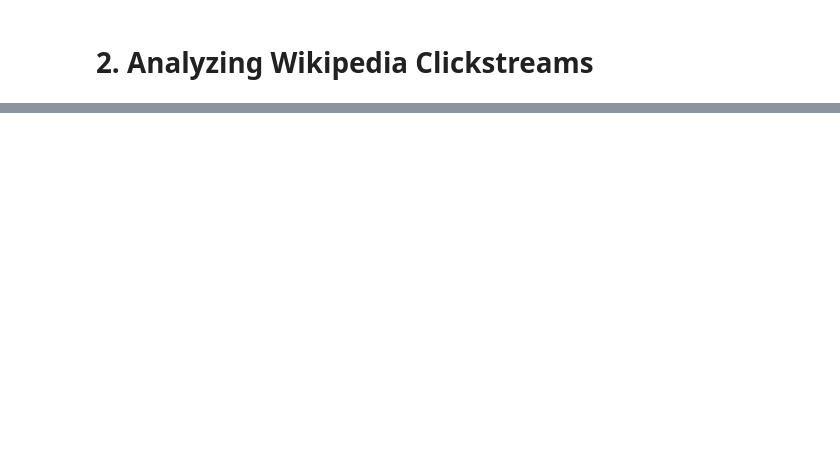
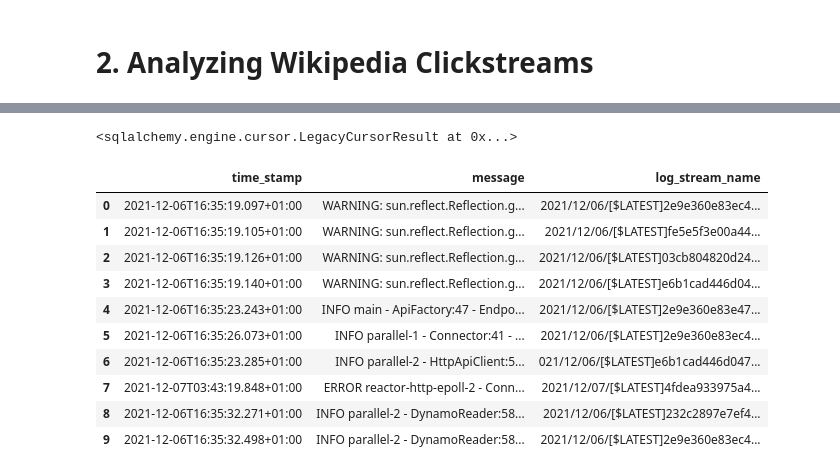
Before and after one commit to mikiisz/mothena, a Jupyter notebook: athena.ipynb, the cells around one changed output, grey strips where cells are left out. Saved outputs shown, nothing was run; the diff lists cells and outputs as text; code cells hidden in the pictures; blank space fills up the shorter version.

```diff
--- a/athena.ipynb
+++ b/athena.ipynb
@@ -260,0 +392,34 @@ round-trip min/avg/max/stddev = 15.413/19.816/29.478/3.883 ms
+# %%
+mock_hive_engine.execute("DROP TABLE IF EXISTS lambda_logs")
+mock_hive_engine.execute(
+    """
+    CREATE EXTERNAL TABLE lambda_logs(
+        time_stamp string,
+        message string,
+        log_stream_name string
+    )
+    ROW FORMAT DELIMITED
+    FIELDS TERMINATED BY '\t'
+    STORED AS TEXTFILE
+    LOCATION
+        's3a://mothena/lambda'
+    """
+)
+mock_hive_engine.execute("MSCK REPAIR TABLE lambda_logs")
+# %% [output]
+<sqlalchemy.engine.cursor.LegacyCursorResult at 0x...>
+# %%
+df = pd.read_sql_query("SELECT * FROM lambda_logs", mock_hive_engine)
+df.head(10)
+# %% [output]
+|  | time_stamp | message | log_stream_name |
+| 0 | 2021-12-06T16:35:19.097+01:00 | WARNING: sun.reflect.Reflection.g... | 2021/12/06/[$LATEST]2e9e360e83ec4... |
+| 1 | 2021-12-06T16:35:19.105+01:00 | WARNING: sun.reflect.Reflection.g... | 2021/12/06/[$LATEST]fe5e5f3e00a44... |
+| 2 | 2021-12-06T16:35:19.126+01:00 | WARNING: sun.reflect.Reflection.g... | 2021/12/06/[$LATEST]03cb804820d24... |
+| 3 | 2021-12-06T16:35:19.140+01:00 | WARNING: sun.reflect.Reflection.g... | 2021/12/06/[$LATEST]e6b1cad446d04... |
+| 4 | 2021-12-06T16:35:23.243+01:00 | INFO main - ApiFactory:47 - Endpo... | 2021/12/06/[$LATEST]2e9e360e83e47... |
+| 5 | 2021-12-06T16:35:26.073+01:00 | INFO parallel-1 - Connector:41 - ... | 2021/12/06/[$LATEST]2e9e360e83ec4... |
+| 6 | 2021-12-06T16:35:23.285+01:00 | INFO parallel-2 - HttpApiClient:5... | 021/12/06/[$LATEST]e6b1cad446d047... |
+| 7 | 2021-12-07T03:43:19.848+01:00 | ERROR reactor-http-epoll-2 - Conn... | 2021/12/07/[$LATEST]4fdea933975a4... |
+| 8 | 2021-12-06T16:35:32.271+01:00 | INFO parallel-2 - DynamoReader:58... | 2021/12/06/[$LATEST]232c2897e7ef4... |
+| 9 | 2021-12-06T16:35:32.498+01:00 | INFO parallel-2 - DynamoReader:58... | 2021/12/06/[$LATEST]2e9e360e83ec4... |
```
Also changed, not shown: parts of 35 cells of this notebook, 1 other file.
